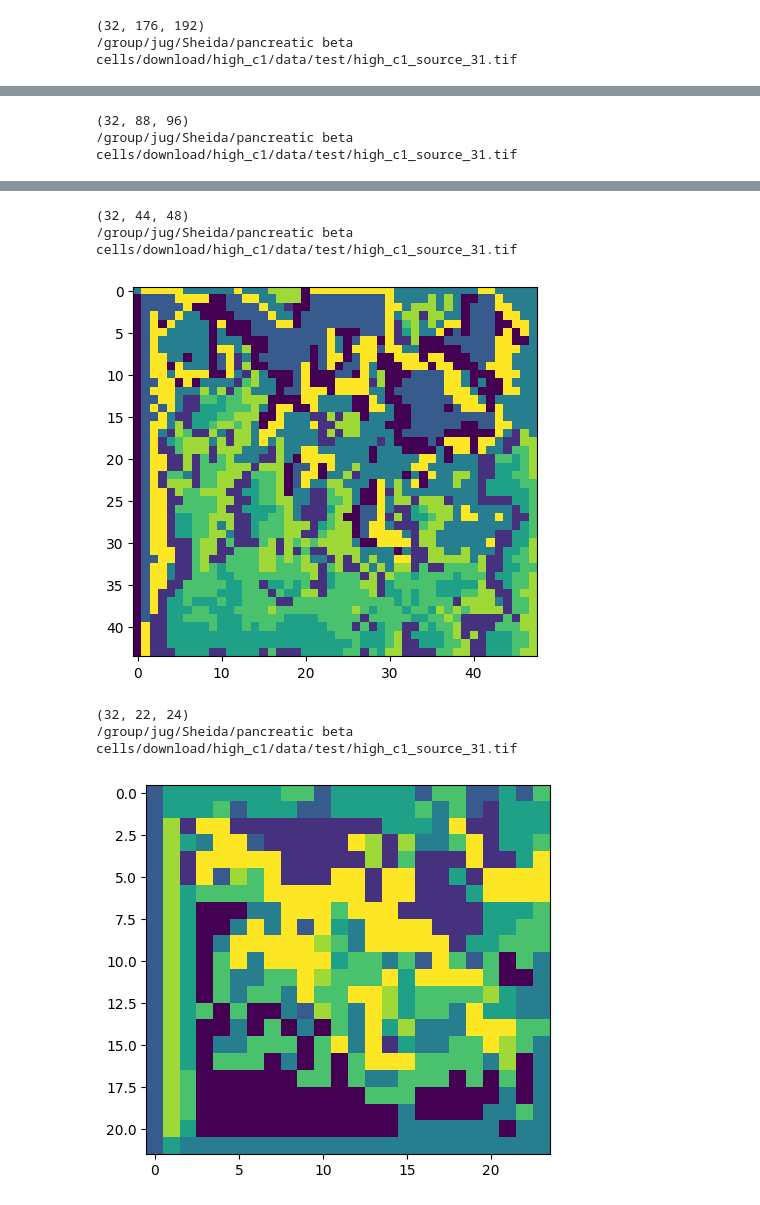
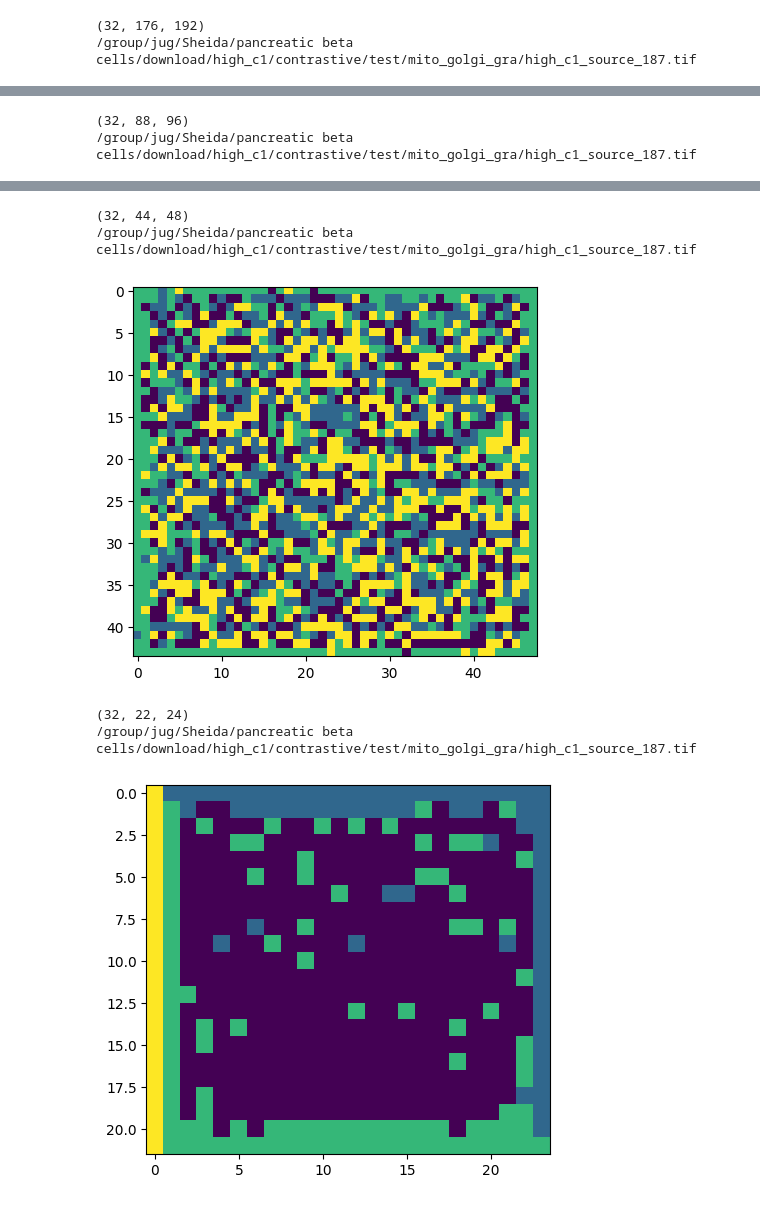
Before and after one commit to shei-dark/HDN, a Jupyter notebook: examples/Pixel_Noise/Convallaria/3-Evaluation.ipynb, the cells around one changed output, grey strips where cells are left out. Cells and saved outputs as stored; diff of their text form; code cells hidden in the pictures.

```diff
--- a/examples/Pixel_Noise/Convallaria/3-Evaluation.ipynb
+++ b/examples/Pixel_Noise/Convallaria/3-Evaluation.ipynb
@@ -14,7 +14,7 @@ device = torch.device("cuda" if use_cuda else "cpu")
 # %%
 path="/group/jug/Sheida/pancreatic beta cells/download/high_c1/"
 patch_size = 64
-model = torch.load("/home/sheida.rahnamai/GIT/HDN/examples/Pixel_Noise/Convallaria/Trained_model/model/Contrastive_MAE_best_vae.net")
+model = torch.load("/group/jug/Sheida/HDN models/19022024/background added to negative pair/model/Contrastive_MAE_best_vae.net")
 model.mode_pred=True
 model.eval()
 model.to(device)
@@ -93,7 +93,8 @@ def make_tiled_x(img):
         out[:, 31+img.shape[1]+i] = out[:, 31+img.shape[1]-i-1]
     return out
 # %%
-img = imread(path+"data/test/high_c1_source_661.tif")
+# img = imread(path+"data/test/high_c1_source_31.tif")
+img = imread("/group/jug/Sheida/pancreatic beta cells/download/high_c1/contrastive/test/mito_golgi_gra/high_c1_source_187.tif")
 tiled = make_tiled(img)
 img_height,img_width = 700,760
 img = get_normalized_tensor(tiled,model,device)
@@ -108,7 +109,7 @@ for i in tqdm(range(0, img_height, 4)):
         image_sample = img_t.view(1,1,64,64)
         image_sample = image_sample.to(device=device, dtype=torch.float)
         with torch.no_grad():
-            sample = model(image_sample, image_sample)
+            sample = model(image_sample, y=image_sample)
             mus = sample['mu']
             output[:32,i:i+4,j:j+4] = sample['mu'][0][0].cpu().numpy()[:,14:18,14:18]
             output[32:64,i:i+4,j:j+4] = sample['mu'][1][0].cpu().numpy()[:,6:10,6:10]
@@ -125,3 +128,5 @@ np.save("output.npy", output)
+# %%
+output = np.load("/group/jug/Sheida/HDN models/19022024/background added to negative pair/imgs/output_187.npy")
 # %%
 clusters = clustering(output)
 # %%
@@ -139,7 +151,7 @@ plt.imshow(clusters.reshape(700, 760)[::2,::2])
 def clustering_down_scale(index, mu):
     slice_features_mu = mu.astype(float)
     feature_flatten_mu = slice_features_mu.reshape(32, -1).T
-    K_CENTRE = 8
+    K_CENTRE = 4
     kmeans_mu = KMeans(
         n_clusters=K_CENTRE, init='k-means++', n_init=10,
         max_iter=1000, random_state=777
@@ -148,7 +160,7 @@ def clustering_down_scale(index, mu):
     labels_mu = kmeans_mu.predict(feature_flatten_mu)
     return labels_mu
 # %%
-files = glob(path+"data/test/high_c1_source_31.tif")
+files = glob("/group/jug/Sheida/pancreatic beta cells/download/high_c1/contrastive/test/mito_golgi_gra/high_c1_source_187.tif")
 img_height,img_width = 699, 760
 for i in files:
     img = imread(i)
@@ -167,7 +179,7 @@ for i in files:
             print(mu.shape)
             output = clustering_down_scale(idx, mu)
             print(i)
-            # imwrite(path+str(idx)+".tif", output.reshape(22*(2**(4-idx)), 24*(2**(4-idx))))
+            imwrite("/group/jug/Sheida/HDN models/19022024/background added to negative pair/imgs/187_"+str(idx)+".tif", output.reshape(22*(2**(4-idx)), 24*(2**(4-idx))))
             plt.imshow(output.reshape(22*(2**(4-idx)), 24*(2**(4-idx))))
             plt.show()
 # %% [output]
@@ -178,2 +190,2 @@ for i in files:
 (32, 176, 192)
-/group/jug/Sheida/pancreatic beta cells/download/high_c1/data/test/high_c1_source_31.tif
+/group/jug/Sheida/pancreatic beta cells/download/high_c1/contrastive/test/mito_golgi_gra/high_c1_source_187.tif
@@ -181,2 +193,2 @@ for i in files:
 (32, 88, 96)
-/group/jug/Sheida/pancreatic beta cells/download/high_c1/data/test/high_c1_source_31.tif
+/group/jug/Sheida/pancreatic beta cells/download/high_c1/contrastive/test/mito_golgi_gra/high_c1_source_187.tif
@@ -184,6 +196,6 @@ for i in files:
 (32, 44, 48)
-/group/jug/Sheida/pancreatic beta cells/download/high_c1/data/test/high_c1_source_31.tif
+/group/jug/Sheida/pancreatic beta cells/download/high_c1/contrastive/test/mito_golgi_gra/high_c1_source_187.tif
-[figure, old version]
+[figure, new version]
 (32, 22, 24)
-/group/jug/Sheida/pancreatic beta cells/download/high_c1/data/test/high_c1_source_31.tif
+/group/jug/Sheida/pancreatic beta cells/download/high_c1/contrastive/test/mito_golgi_gra/high_c1_source_187.tif
-[figure, old version]
+[figure, new version]
```
Also changed, not shown: parts of 10 cells of this notebook, 8 other files.
